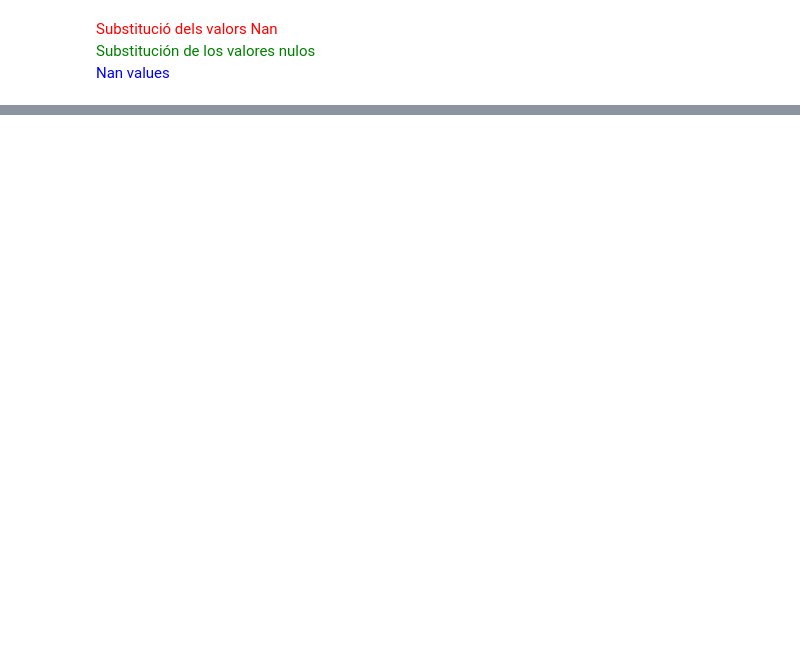
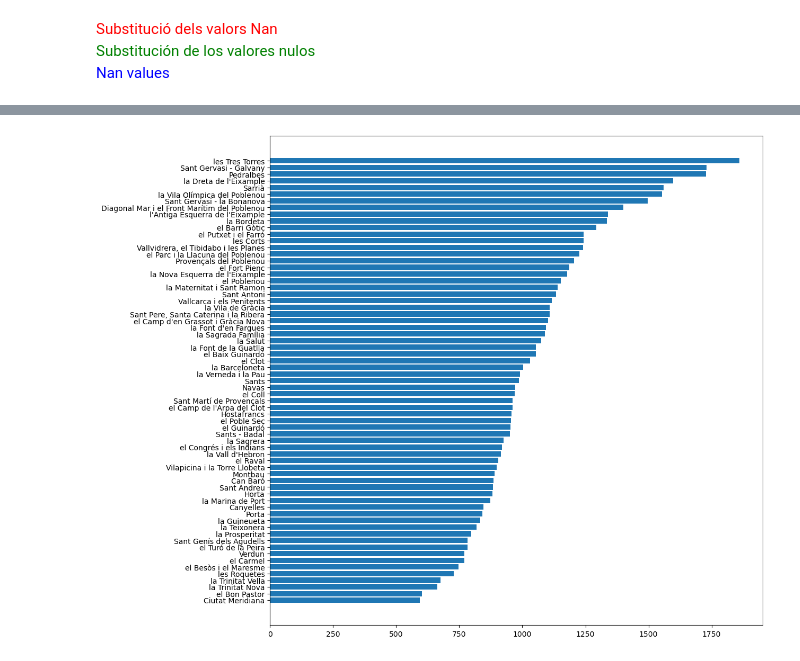
Before and after one commit to luismiguelcasadodiaz/jump2digital, a Jupyter notebook: src/price/pre_price.ipynb, the cells around one changed output, grey strips where cells are left out. Saved outputs shown, nothing was run; the diff lists cells and outputs as text; code cells hidden in the pictures; blank space fills up the shorter version.

```diff
--- a/src/price/pre_price.ipynb
+++ b/src/price/pre_price.ipynb
@@ -178,8 +242,7 @@ See the caveats in the documentation: https://pandas.pydata.org/pandas-docs/stab
 # %%
+# Second we deal with price in eur_m2/month
 # Only for Canyelles cause it is the barri with less missed ata
-
-barri = 49
-mask_all = (price['Lloguer_mitja'] == 'Lloguer mitjà mensual (Euros/mes)') & (price["Codi_Barri"] == barri)
-price["Preu"] = price[mask_all]["Preu"].fillna(price[mask_all]["Preu"].rolling(3,min_periods=1).mean())
-print(price[mask_all])
+Canyelles = (price["Nom_Barri"] == 'Canyelles')
+print(price[Canyelles][["Nom_Barri", "Any", "Trimestre",  "Eur_m2"]])
+#print(price[["Nom_Barri","Lloguer_mitja", "Any", "Trimestre",  "Preu"]])
 # %% [output]
@@ -202,0 +266,3 @@ print(price[mask_all])
+# %%
+price.loc[Canyelles,"Eur_m2"] = price[Canyelles]["Eur_m2"].fillna(price[Canyelles]["Eur_m2"].rolling(3,min_periods=1).mean())
+print(price[Canyelles][["Nom_Barri","Any", "Trimestre",  "Eur_m2"]])
@@ -202,0 +336,5 @@ print(price[mask_all])
+# %%
+drop_barris = price[price["Eur"].isna()]["Nom_Barri"].unique()
+drop_mask = (price['Nom_Barri'].isin(drop_barris))
+price.drop(price[drop_mask].index, inplace = True)
+print("Dataset Without neighborhoods with NaNs has {} rows with {} columns.".format(price.shape[0],price.shape[1]))
@@ -202,0 +361,4 @@ print(price[mask_all])
+# %%
+price=price.assign(
+    Date=price[["Any", "Trimestre"]].apply(
+        lambda row: pd.to_datetime(create_date_from(row.iloc[0], row.iloc[1])),axis=1))
@@ -202,0 +392,10 @@ print(price[mask_all])
+# %%
+fig, axs = plt.subplots(figsize=(12, 12))
+any=2023
+trim=2
+mask = (price["Any"] == any) &(price["Trimestre"] == trim)
+plot_dataframe =  price[mask].sort_values(by="Eur")
+axs.barh(plot_dataframe['Nom_Barri'], plot_dataframe['Eur'])
+fig.show()
+# %% [output]
+[figure, added]
```
Also changed, not shown: parts of 35 cells of this notebook, 2 other files.
